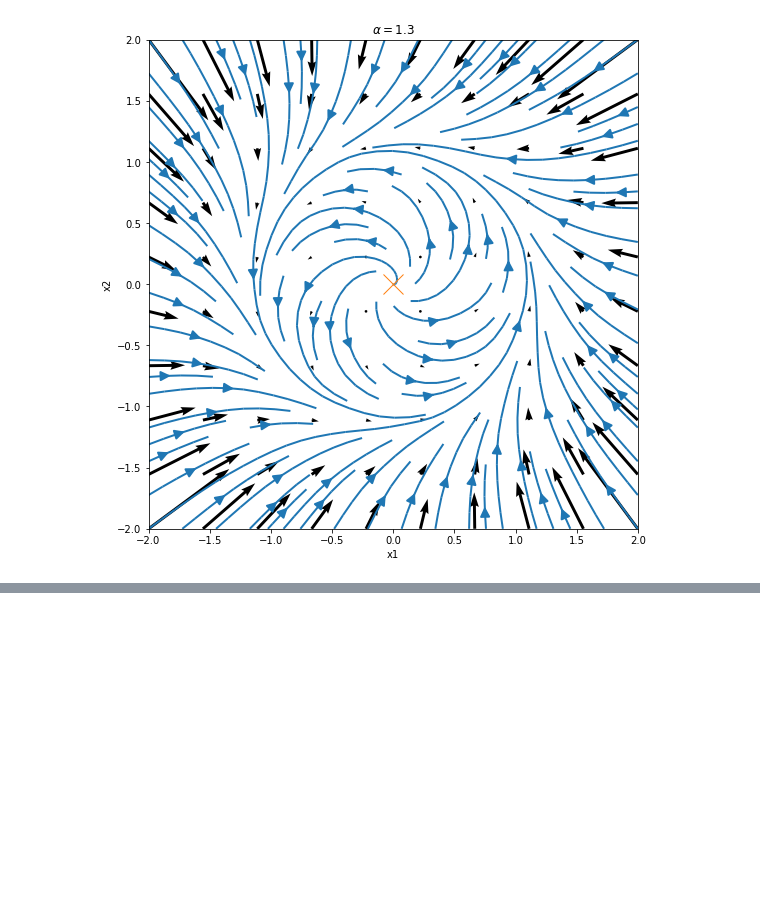
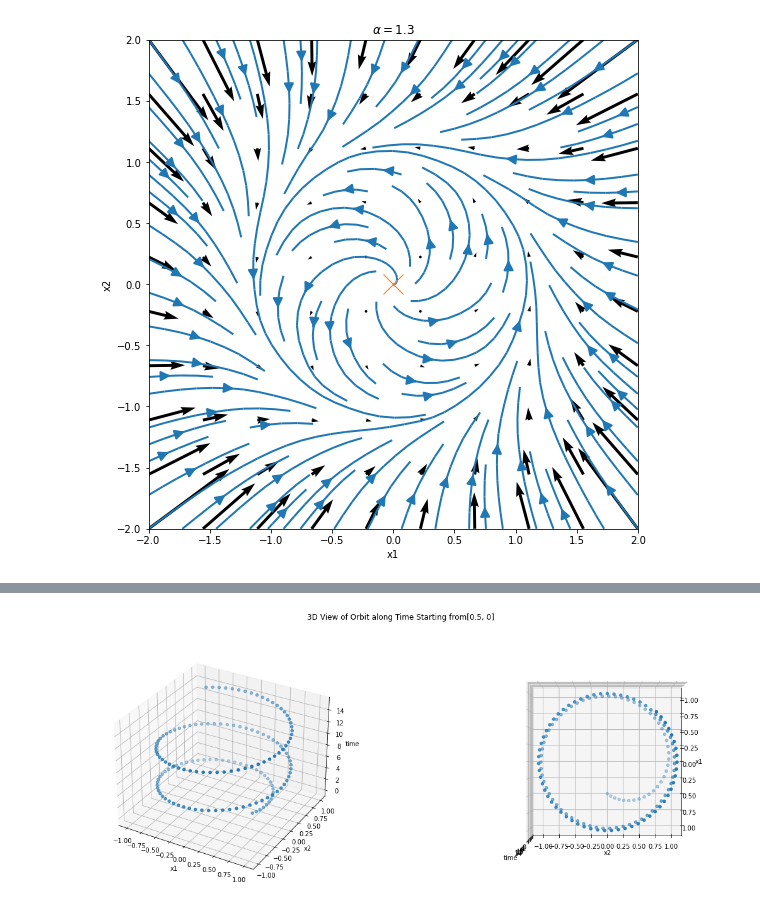
Before and after one commit to ge96rox/MLCMS03, a Jupyter notebook: Task3.ipynb, the cells around one changed output, grey strips where cells are left out. Cells and saved outputs as stored; diff of their text form; code cells hidden in the pictures; blank space fills up the shorter version.

```diff
--- a/Task3.ipynb
+++ b/Task3.ipynb
@@ -25,0 +32,4 @@ plot_phase_potrait_Andronov_Hopf(alpha)
+# %%
+plot_orbit_with_time([0.5,0])
+# %% [output]
+[figure, added]
```
Also changed, not shown: parts of 4 cells of this notebook, 1 other file.
